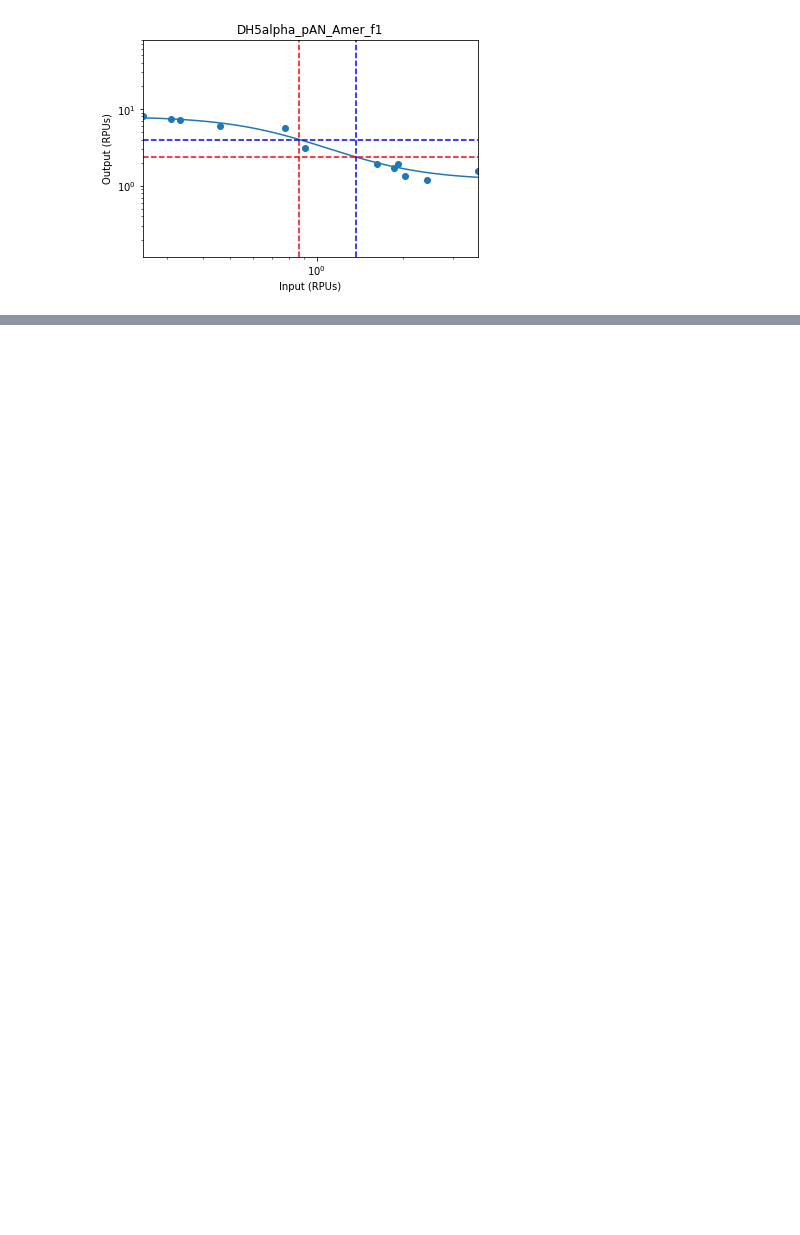
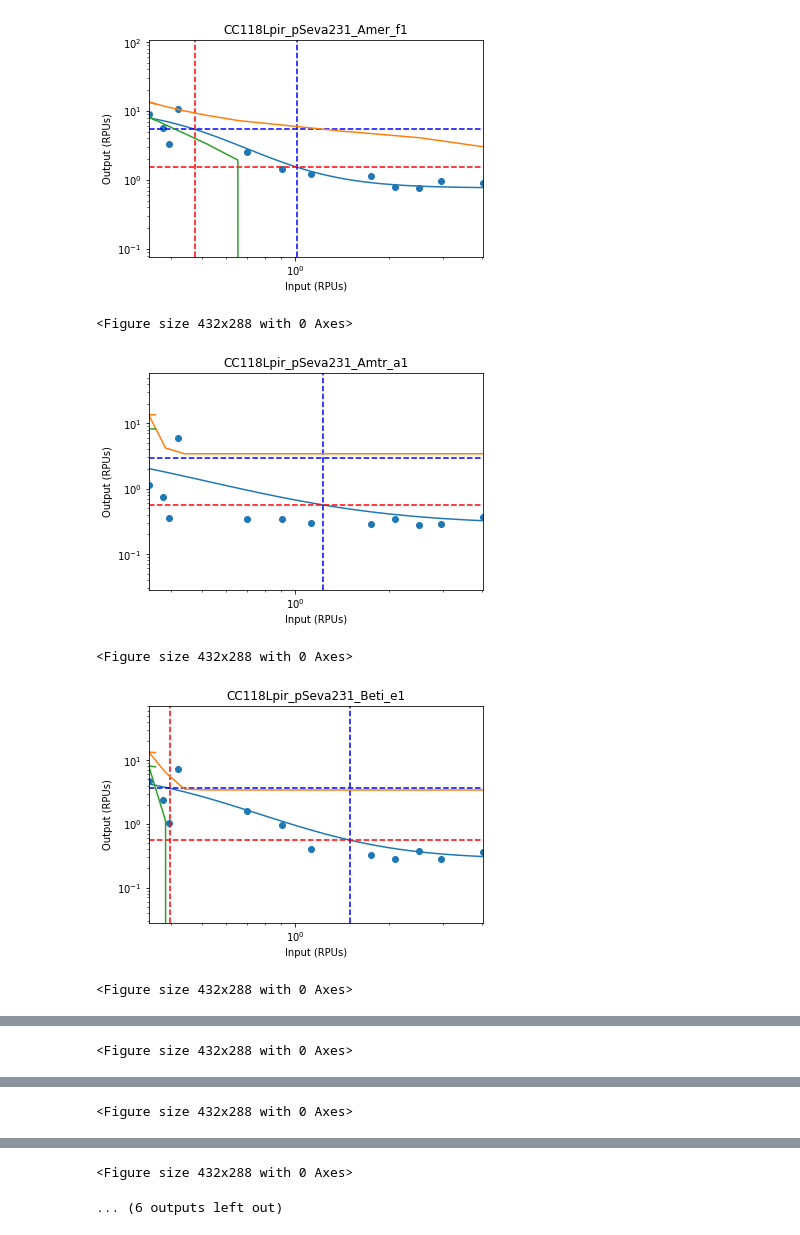
Before and after one commit to lgrozinger/pyolin, a Jupyter notebook: notebooks/Untitled1.ipynb, the cells around one changed output, grey strips where cells are left out. Cells and saved outputs as stored; diff of their text form; code cells hidden in the pictures; blank space fills up the shorter version.

```diff
--- a/notebooks/Untitled1.ipynb
+++ b/notebooks/Untitled1.ipynb
@@ -57,6 +71,11 @@ axes.scatter([x for (x, y) in ub], [gate.normalised_hill_function(x) for (x, y)
-# %%
-gate = data['DH5alpha':'pAN':'Amer_f1']
-import numpy
-gate.rpuplot();
-# %% [output]
-[figure, removed]
+# %%
+from pyolin.prediction import do_prediction
+
+do_prediction(gatea, gateb, filter_valid(data['CC118Lpir':'pSeva221':]), filter_valid(data['CC118Lpir':'pSeva231':]))
+# %% [output]
+[figure, added]
+<Figure size 432x288 with 0 Axes>
+[figure, added]
+<Figure size 432x288 with 0 Axes>
+[figure, added]
+<Figure size 432x288 with 0 Axes>
@@ -62,0 +83 @@ gate.rpuplot();
+<Figure size 432x288 with 0 Axes>
@@ -62,0 +85 @@ gate.rpuplot();
+<Figure size 432x288 with 0 Axes>
@@ -62,0 +87,2 @@ gate.rpuplot();
+<Figure size 432x288 with 0 Axes>
+... (6 outputs left out)
```
Also changed, not shown: parts of 4 cells of this notebook, 4 other files.
